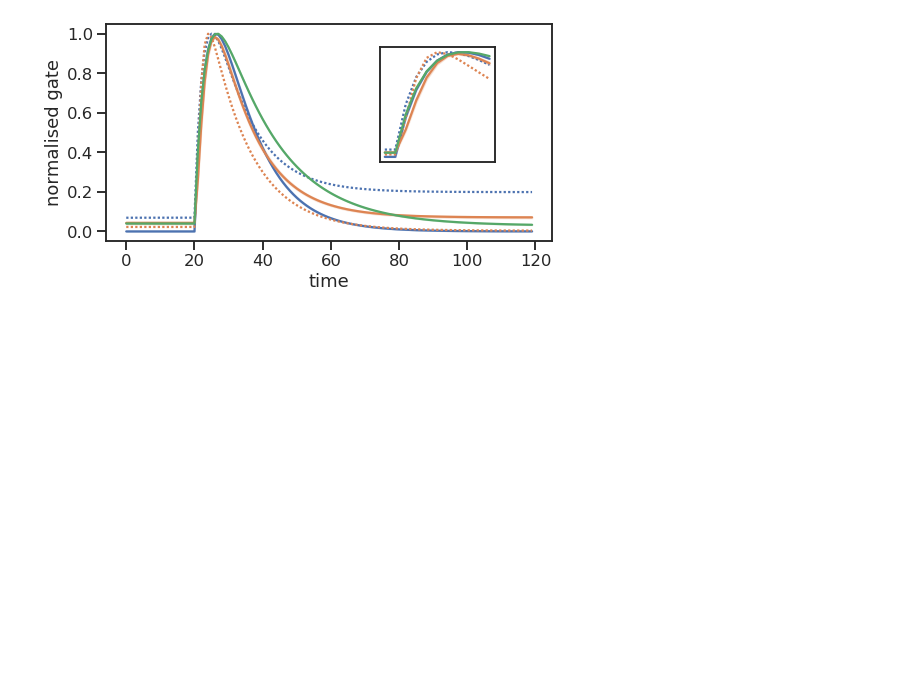
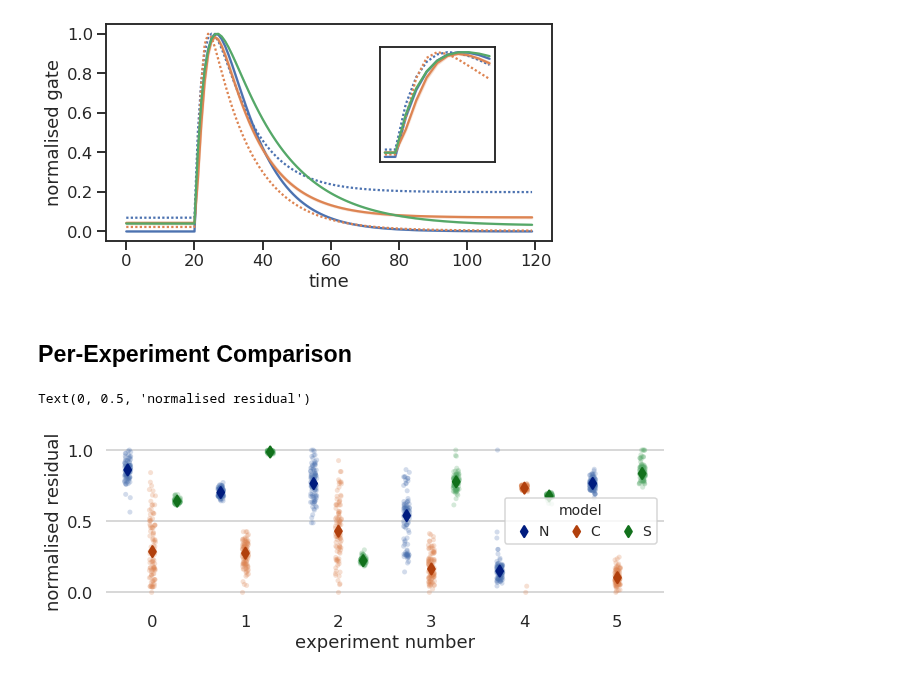
Before and after one commit to charleshouston/ion-channel-ABC, a Jupyter notebook: docs/examples/Nygren/compare_models_ito.ipynb, the cells around one changed output. Cells and saved outputs as stored; diff of their text form; code cells hidden in the pictures; blank space fills up the shorter version.

```diff
--- a/docs/examples/Nygren/compare_models_ito.ipynb
+++ b/docs/examples/Nygren/compare_models_ito.ipynb
@@ -697,3 +734,5 @@ Text(0.5, 1.0, '')
 [figure]
 # %%
 f.savefig('/storage/hhecm/cellrotor/chouston/abc-human-atrial-results/paper-figures/ito/trace_compare_out.pdf')
+# %% [markdown]
+## Per-Experiment Comparison
@@ -699,0 +780,13 @@ f.savefig('/storage/hhecm/cellrotor/chouston/abc-human-atrial-results/paper-figu
+# %%
+def experiment_dist(pars, modelfile, experiment):
+    eps = []
+    observ, model, sum_stats = setup(modelfile,
+                                     experiment)
+    obs = observ.to_dict()['y']
+    obs = {str(k): v for k, v in obs.items()}
+    dist = IonChannelDistance(exp_id=list(observ.exp_id),
+                              variance=list(observ.variance),
+                              delta=0.05)
+    for sample in pars:
+        eps.append(dist(sum_stats(model(sample)), obs, None))
+    return eps
@@ -699,0 +818,29 @@ f.savefig('/storage/hhecm/cellrotor/chouston/abc-human-atrial-results/paper-figu
+# %%
+sns.set_context('talk')
+sns.set_style('whitegrid')
+
+mpl.rcParams['font.size'] = 14
+mpl.rcParams['legend.fontsize'] = 14
+
+fig, ax = plt.subplots(figsize=(10, 3))
+sns.despine(bottom=True, left=True)
+
+sns.stripplot(x='exp', y='eps', hue='model', data=df,
+              dodge=True, jitter=True, alpha=.25, zorder=1,
+              palette='deep', ax=ax)
+
+sns.pointplot(x="exp", y="eps", hue="model",
+              data=df,
+              estimator=np.median,
+              dodge=.532, join=False, palette="dark",
+              markers="d", scale=.75, ci=None)
+
+handles, labels = ax.get_legend_handles_labels()
+ax.legend(handles[3:], labels[3:], title="model",
+          handletextpad=0, columnspacing=1,
+          loc="best", ncol=3, frameon=True)
+ax.set_xlabel('experiment number')
+ax.set_ylabel('normalised residual')
+# %% [output]
+Text(0, 0.5, 'normalised residual')
+[figure, added]
```
Also changed, not shown: parts of 13 cells of this notebook.
